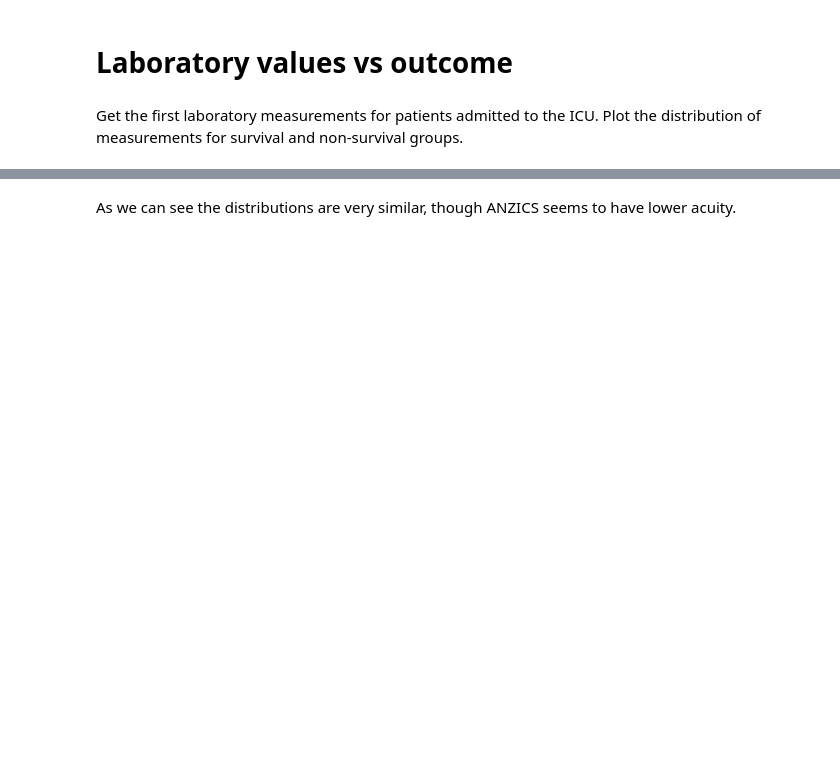
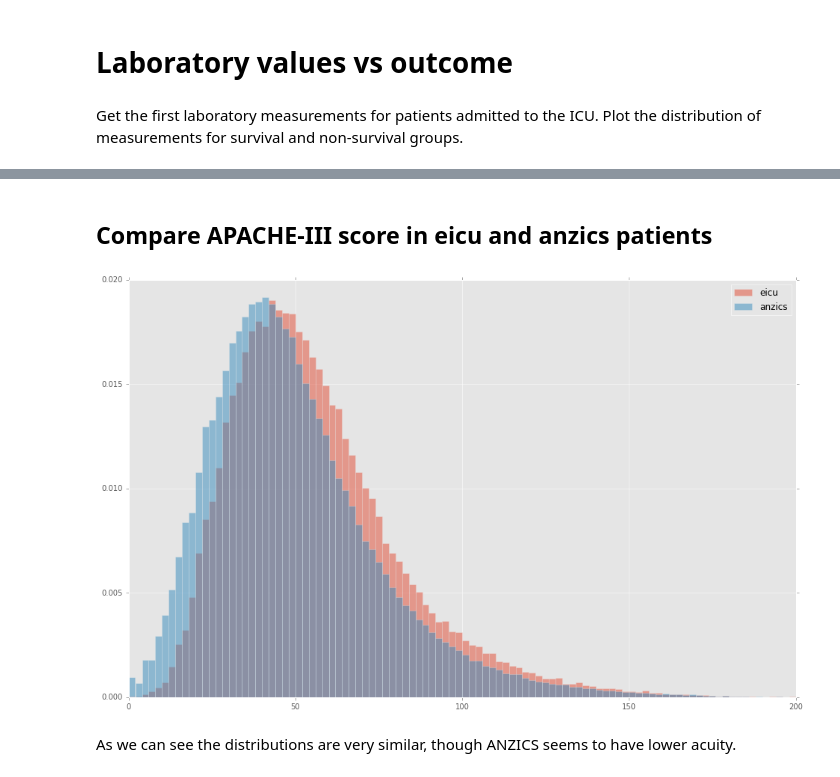
Before and after one commit to MIT-LCP/gossis, a Jupyter notebook: compare-data.ipynb, the cells around one changed output, grey strips where cells are left out. Cells and saved outputs as stored; diff of their text form; code cells hidden in the pictures; blank space fills up the shorter version.

```diff
--- a/compare-data.ipynb
+++ b/compare-data.ipynb
@@ -126,0 +21,2 @@ df_all = pd.concat( [ az_filt[['apsiii','apsiii_prob','hosdead','db']],
+# %%
+df = pd.read_csv('gosiss-data.csv',header=0,sep=",")
@@ -127,14 +97,18 @@ df_all = pd.concat( [ az_filt[['apsiii','apsiii_prob','hosdead','db']],
+# %% [markdown]
+## Compare APACHE-III score in eicu and anzics patients
 # %%
 bins = np.linspace(0, 200, 101)
 plt.figure(figsize=[16,10])
 #plt.hist(df_all.loc[df_all['db']=='mimic','apsiii'].values, bins,
 #         normed=True, alpha=0.5, label='mimic')
-plt.hist(df_all.loc[df_all['db']=='eicu','apsiii'].values, bins,
+plt.hist(df.loc[df['data_source']=='eicu','apache_3j_score'].dropna().values, bins,
          normed=True, alpha=0.5, label='eicu')
-plt.hist(df_all.loc[df_all['db']=='anzics','apsiii'].values, bins,
+plt.hist(df.loc[df['data_source']=='anzics','apache_3j_score'].dropna().values, bins,
          normed=True, alpha=0.5, label='anzics')
 plt.legend(loc='upper right')
 plt.show()
+# %% [output]
+[figure, added]
 # %% [markdown]
 As we can see the distributions are very similar, though ANZICS seems to have lower acuity.
 # %%
```
Also changed, not shown: parts of 21 cells of this notebook.
